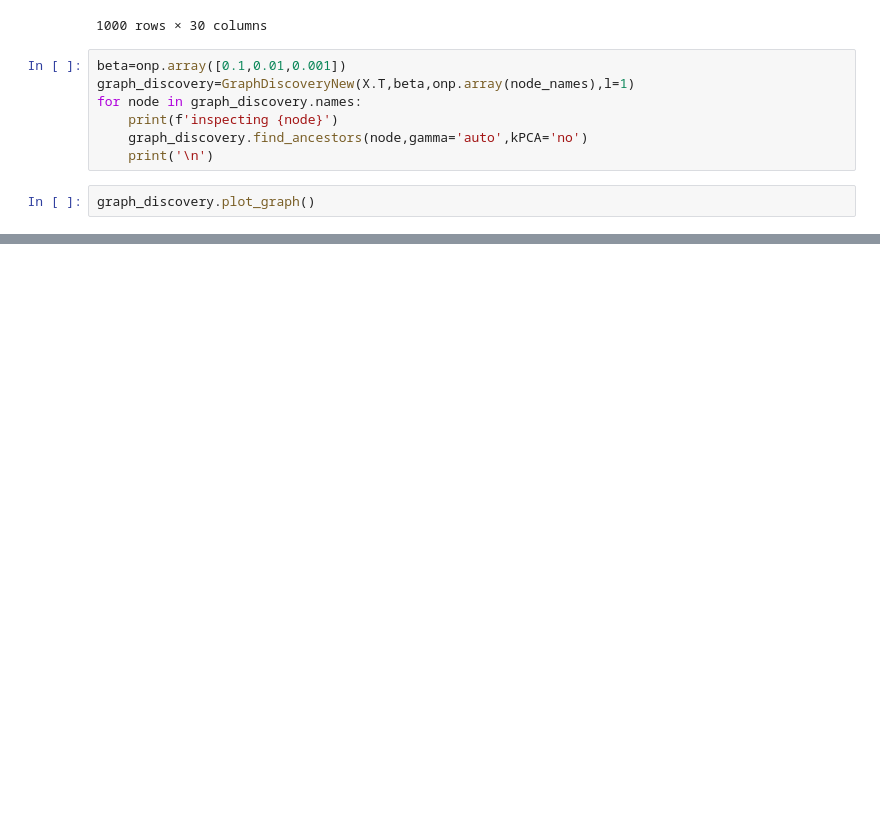
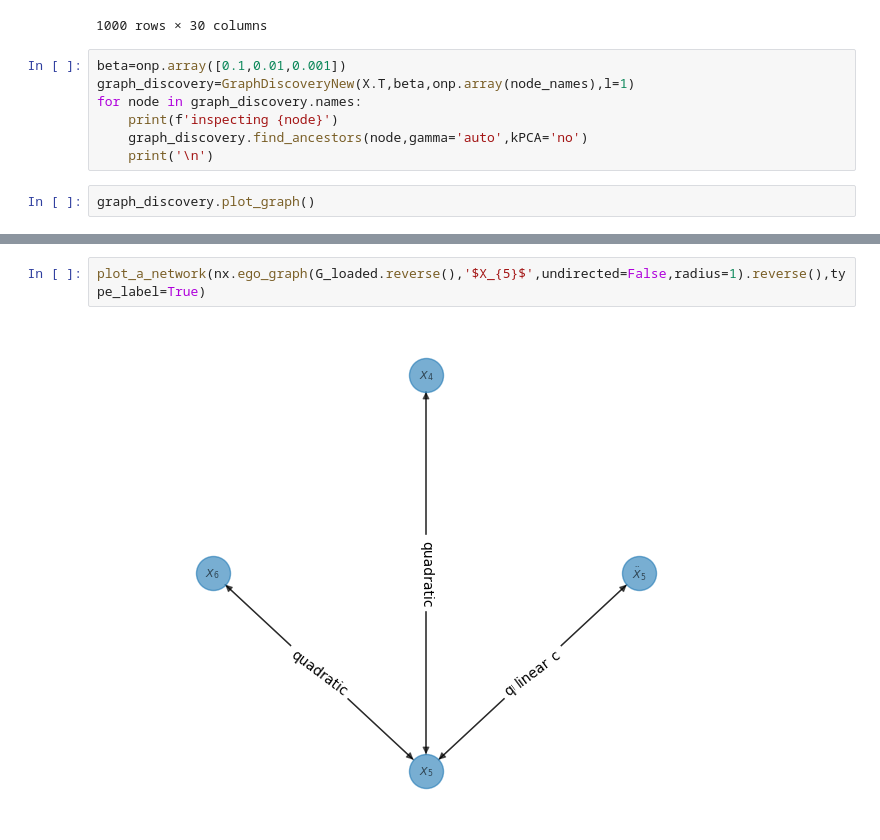
Before and after one commit to PauBatlle/GraphDiscovery, a Jupyter notebook: FPUT graph discovery.ipynb, the cells around one changed output, grey strips where cells are left out. Drawn from its saved outputs; the diff is of its cells as text; blank space fills up the shorter version.

```diff
--- a/FPUT graph discovery.ipynb
+++ b/FPUT graph discovery.ipynb
@@ -104,0 +156,4 @@ graph_discovery.plot_graph()
+# %%
+plot_a_network(nx.ego_graph(G_loaded.reverse(),'$X_{5}$',undirected=False,radius=1).reverse(),type_label=True)
+# %% [output]
+[figure, added]
```
Also changed, not shown: parts of 10 cells of this notebook, 2 other files.
